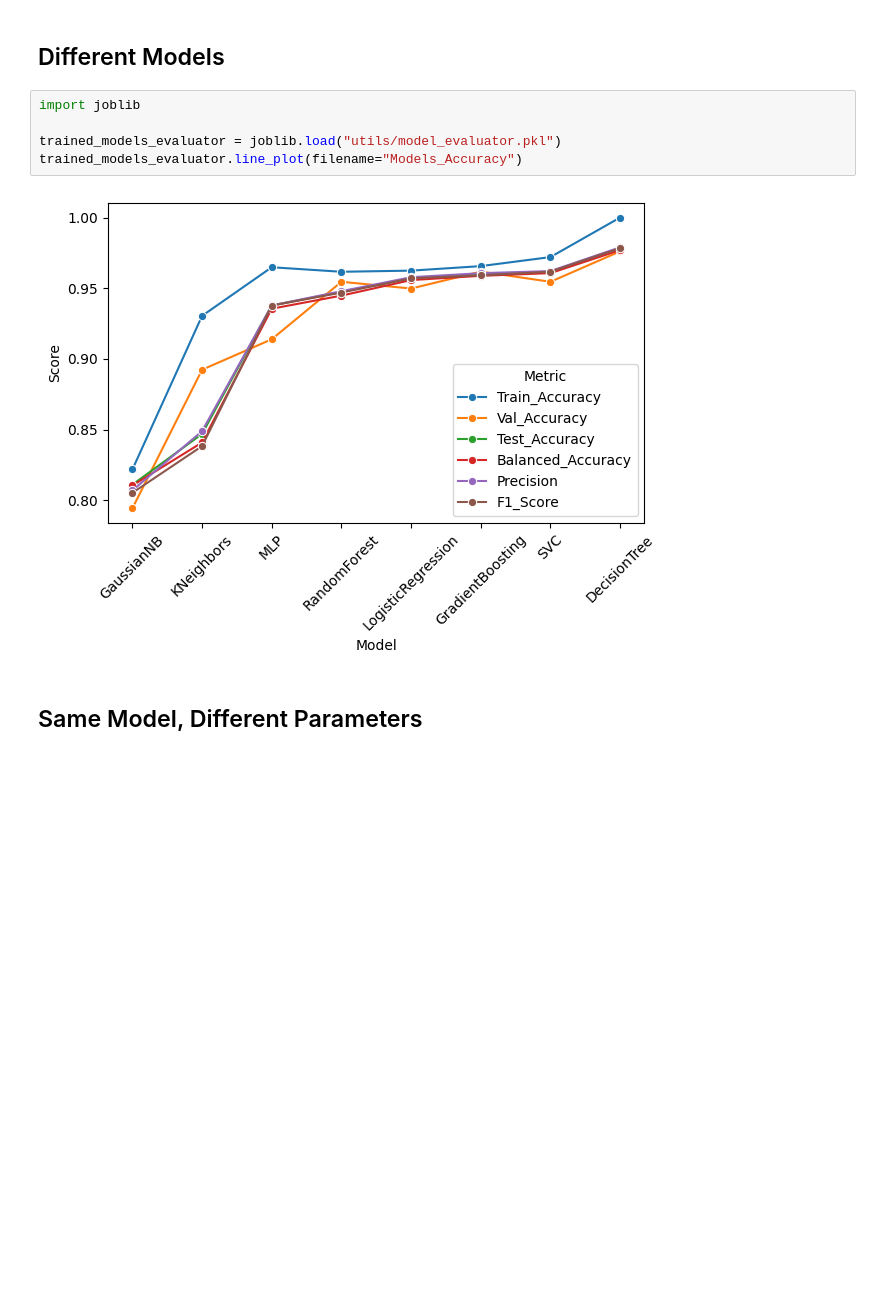
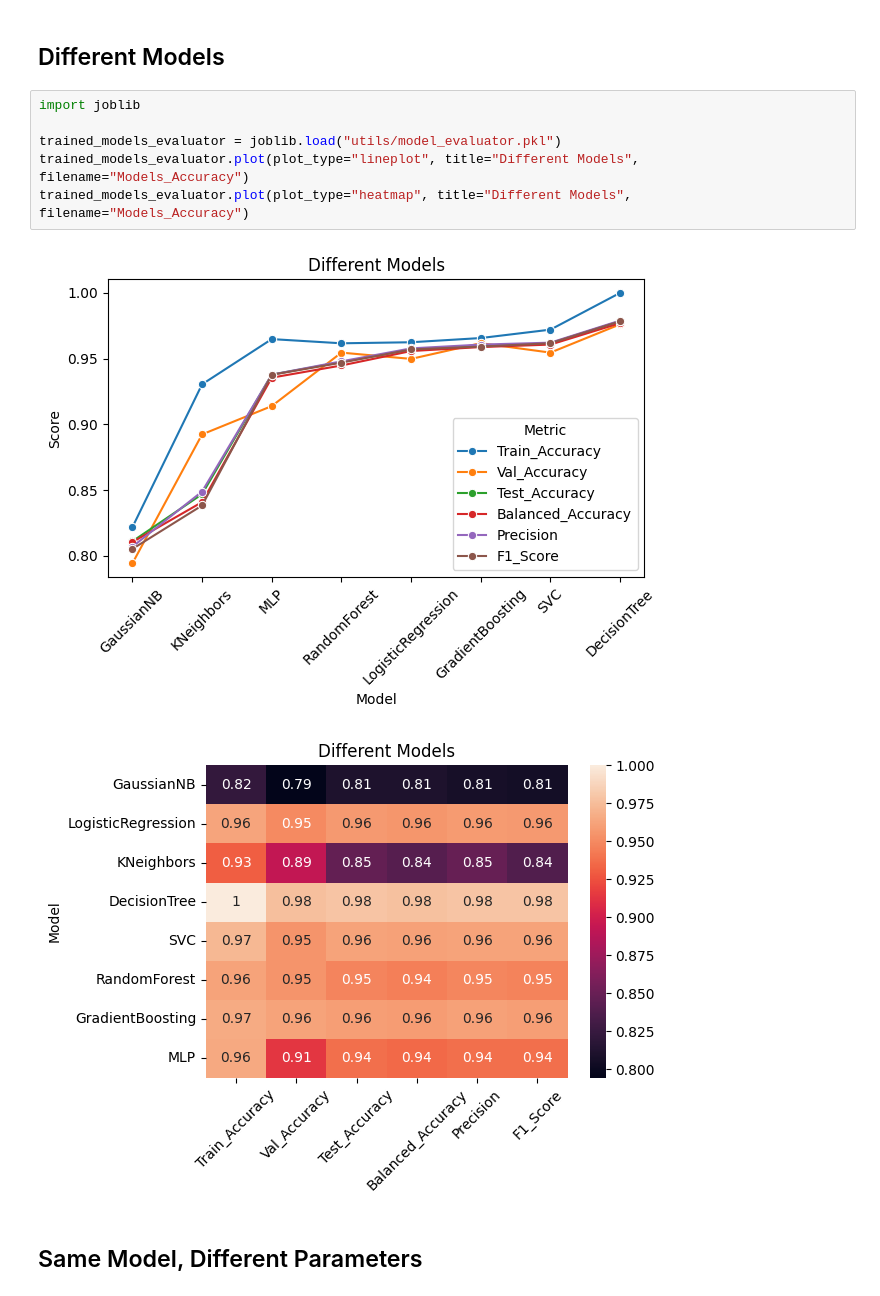
Before and after one commit to Ahmed-Madeh-Noah/Obesity-Level-Prediction, a Jupyter notebook: Model_Comparison.ipynb, the cells around one changed output. Cells and saved outputs as stored; diff of their text form; blank space fills up the shorter version.

Commit message:
Add heat mapping to `ModelEvaluator` and its outputs

```diff
--- a/Model_Comparison.ipynb
+++ b/Model_Comparison.ipynb
@@ -8,9 +8,11 @@ This notebook handles:
 # %%
 import joblib
 
 trained_models_evaluator = joblib.load("utils/model_evaluator.pkl")
-trained_models_evaluator.line_plot(filename="Models_Accuracy")
+trained_models_evaluator.plot(plot_type="lineplot", title="Different Models", filename="Models_Accuracy")
+trained_models_evaluator.plot(plot_type="heatmap", title="Different Models", filename="Models_Accuracy")
 # %% [output]
-[figure, old version]
+[figure, new version]
+[figure, added]
 # %% [markdown]
 ## Same Model, Different Parameters
```
Also changed, not shown: parts of 10 cells of this notebook, 34 other files.
